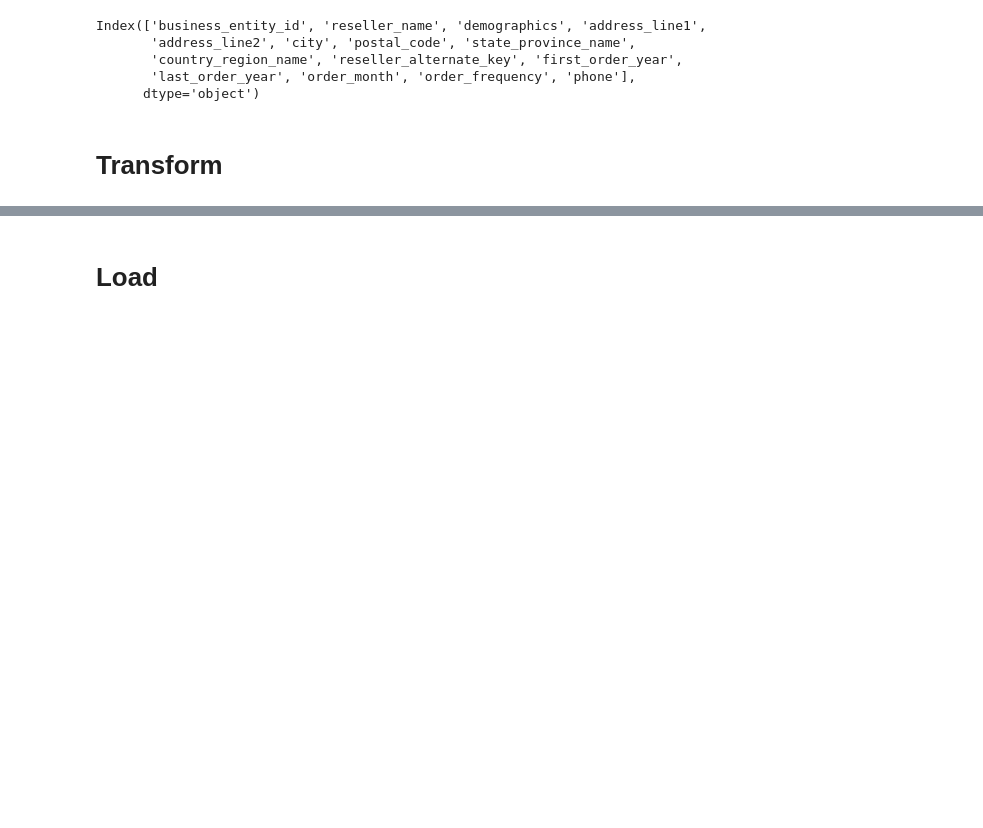
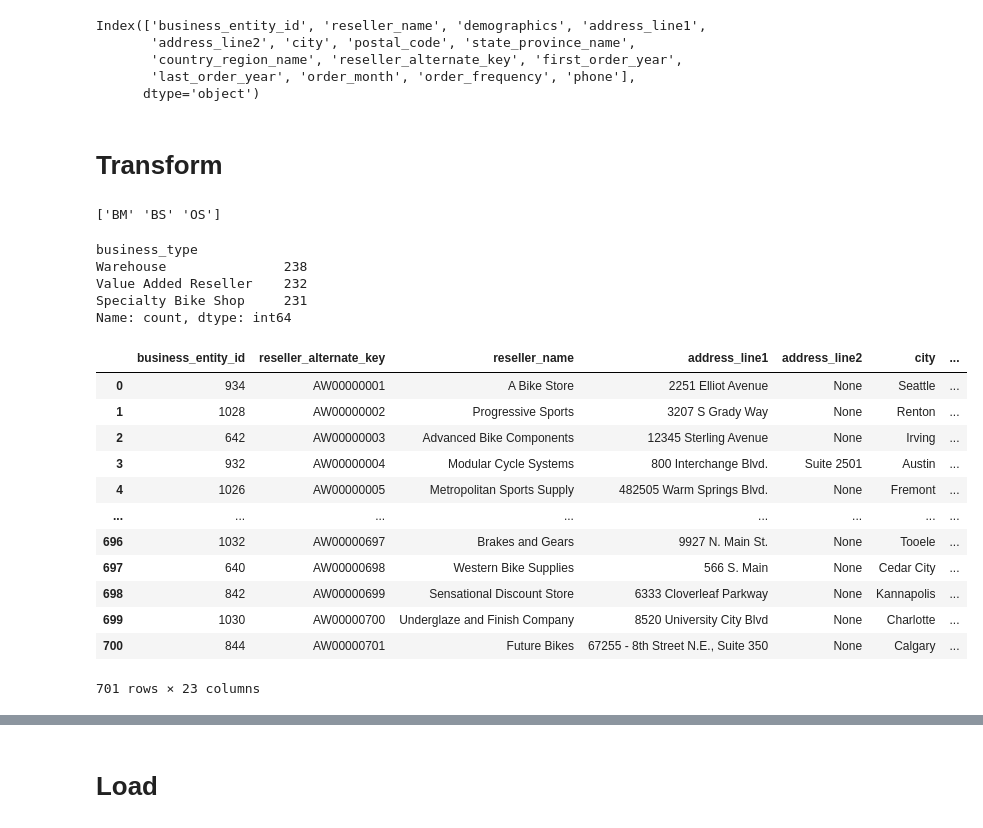
Before and after one commit to andresmg42/AdventureWorks2022ETL, a Jupyter notebook: notebooks/etl_dim_reseller.ipynb, the cells around one changed output, grey strips where cells are left out. Saved outputs shown, nothing was run; the diff lists cells and outputs as text; code cells hidden in the pictures; blank space fills up the shorter version.

```diff
--- a/notebooks/etl_dim_reseller.ipynb
+++ b/notebooks/etl_dim_reseller.ipynb
@@ -198,3 +201,42 @@ df_with_demographics = pd.concat([df_reseller.drop('demographics', axis=1), demo
+# %%
+tipos = demographics_df['business_type'].unique()
+print(tipos)
+# %% [output]
+['BM' 'BS' 'OS']
+# %%
+# Mapeando el tipo de negocio
+business_type_map = {
+    'BM': 'Warehouse',
+    'OS': 'Value Added Reseller',
+    'BS': 'Specialty Bike Shop'
+}
+
+demographics_df['business_type'] = demographics_df['business_type'].map(business_type_map)
+
+print(demographics_df['business_type'].value_counts())
+# %% [output]
+business_type
+Warehouse               238
+Value Added Reseller    232
+Specialty Bike Shop     231
+Name: count, dtype: int64
+# %%
+df_with_demographics = pd.concat([df_reseller.drop('demographics', axis=1), demographics_df], axis=1)
+df_with_demographics
+# %% [output]
+|  | business_entity_id | reseller_alternate_key | reseller_name | address_line1 | address_line2 | city | ... |
+| 0 | 934 | AW00000001 | A Bike Store | 2251 Elliot Avenue | None | Seattle | ... |
+| 1 | 1028 | AW00000002 | Progressive Sports | 3207 S Grady Way | None | Renton | ... |
+| 2 | 642 | AW00000003 | Advanced Bike Components | 12345 Sterling Avenue | None | Irving | ... |
+| 3 | 932 | AW00000004 | Modular Cycle Systems | 800 Interchange Blvd. | Suite 2501 | Austin | ... |
+| 4 | 1026 | AW00000005 | Metropolitan Sports Supply | 482505 Warm Springs Blvd. | None | Fremont | ... |
+| ... | ... | ... | ... | ... | ... | ... | ... |
+| 696 | 1032 | AW00000697 | Brakes and Gears | 9927 N. Main St. | None | Tooele | ... |
+| 697 | 640 | AW00000698 | Western Bike Supplies | 566 S. Main | None | Cedar City | ... |
+| 698 | 842 | AW00000699 | Sensational Discount Store | 6333 Cloverleaf Parkway | None | Kannapolis | ... |
+| 699 | 1030 | AW00000700 | Underglaze and Finish Company | 8520 University City Blvd | None | Charlotte | ... |
+| 700 | 844 | AW00000701 | Future Bikes | 67255 - 8th Street N.E., Suite 350 | None | Calgary | ... |
+701 rows × 23 columns
 # %%
 df_with_demographics
 # %% [output]
```
Also changed, not shown: parts of 7 cells of this notebook, 8 other files.
